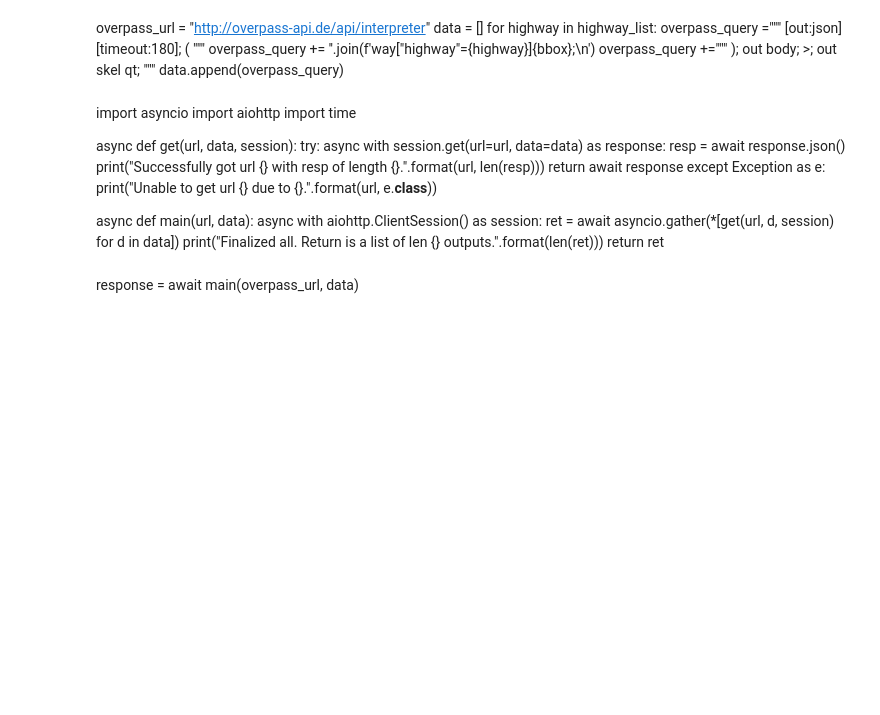
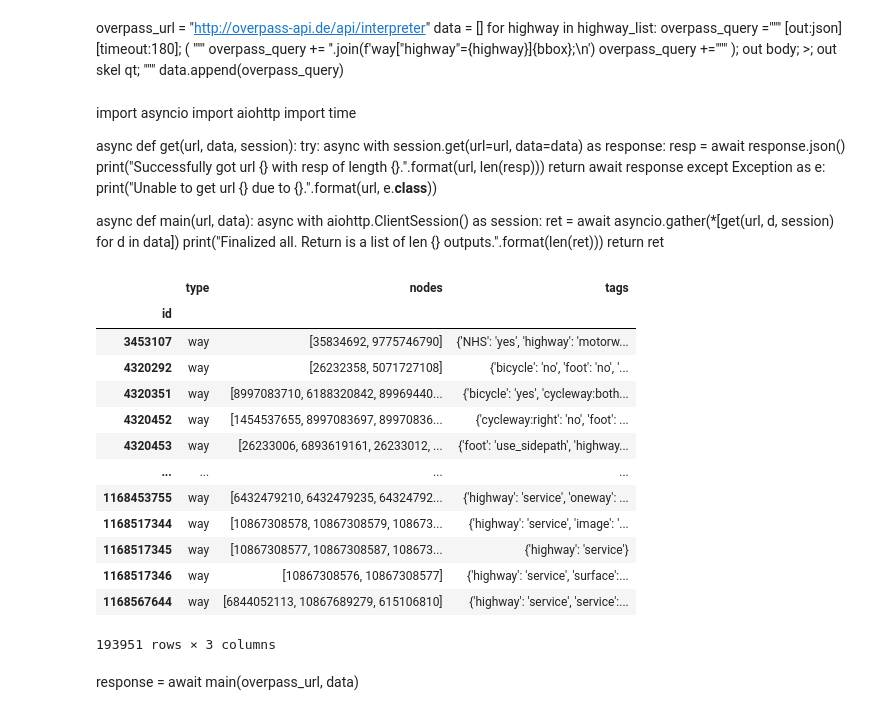
Before and after one commit to systragroup/osm-api, a Jupyter notebook: OverpassAPI.ipynb, the cells around one changed output. Saved outputs shown, nothing was run; the diff lists cells and outputs as text; code cells hidden in the pictures; blank space fills up the shorter version.

```diff
--- a/OverpassAPI.ipynb
+++ b/OverpassAPI.ipynb
@@ -86,6 +105,23 @@ async def main(url, data):
         ret = await asyncio.gather(*[get(url, d, session) for d in data])
     print("Finalized all. Return is a list of len {} outputs.".format(len(ret)))
     return ret
+# %%
+pd.DataFrame([d for d in data['elements'] if d['type'] == 'way']).set_index('id')
+# %% [output]
+|  | type | nodes | tags |
+| id |  |  |  |
+| 3453107 | way | [35834692, 9775746790] | {'NHS': 'yes', 'highway': 'motorw... |
+| 4320292 | way | [26232358, 5071727108] | {'bicycle': 'no', 'foot': 'no', '... |
+| 4320351 | way | [8997083710, 6188320842, 89969440... | {'bicycle': 'yes', 'cycleway:both... |
+| 4320452 | way | [1454537655, 8997083697, 89970836... | {'cycleway:right': 'no', 'foot': ... |
+| 4320453 | way | [26233006, 6893619161, 26233012, ... | {'foot': 'use_sidepath', 'highway... |
+| ... | ... | ... | ... |
+| 1168453755 | way | [6432479210, 6432479235, 64324792... | {'highway': 'service', 'oneway': ... |
+| 1168517344 | way | [10867308578, 10867308579, 108673... | {'highway': 'service', 'image': '... |
+| 1168517345 | way | [10867308577, 10867308587, 108673... | {'highway': 'service'} |
+| 1168517346 | way | [10867308576, 10867308577] | {'highway': 'service', 'surface':... |
+| 1168567644 | way | [6844052113, 10867689279, 615106810] | {'highway': 'service', 'service':... |
+193951 rows × 3 columns
 # %% [markdown]
 response = await main(overpass_url, data)
 # %%
```
Also changed, not shown: parts of 76 cells of this notebook, 3 other files.
